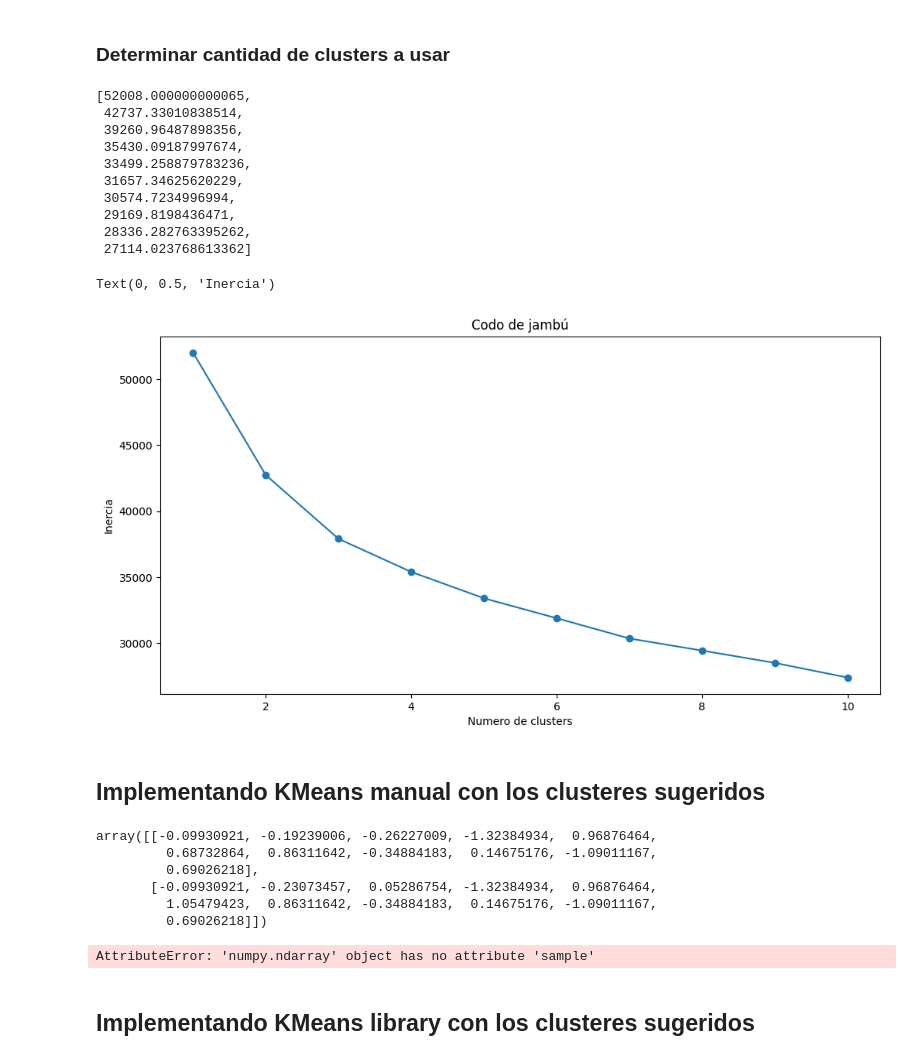
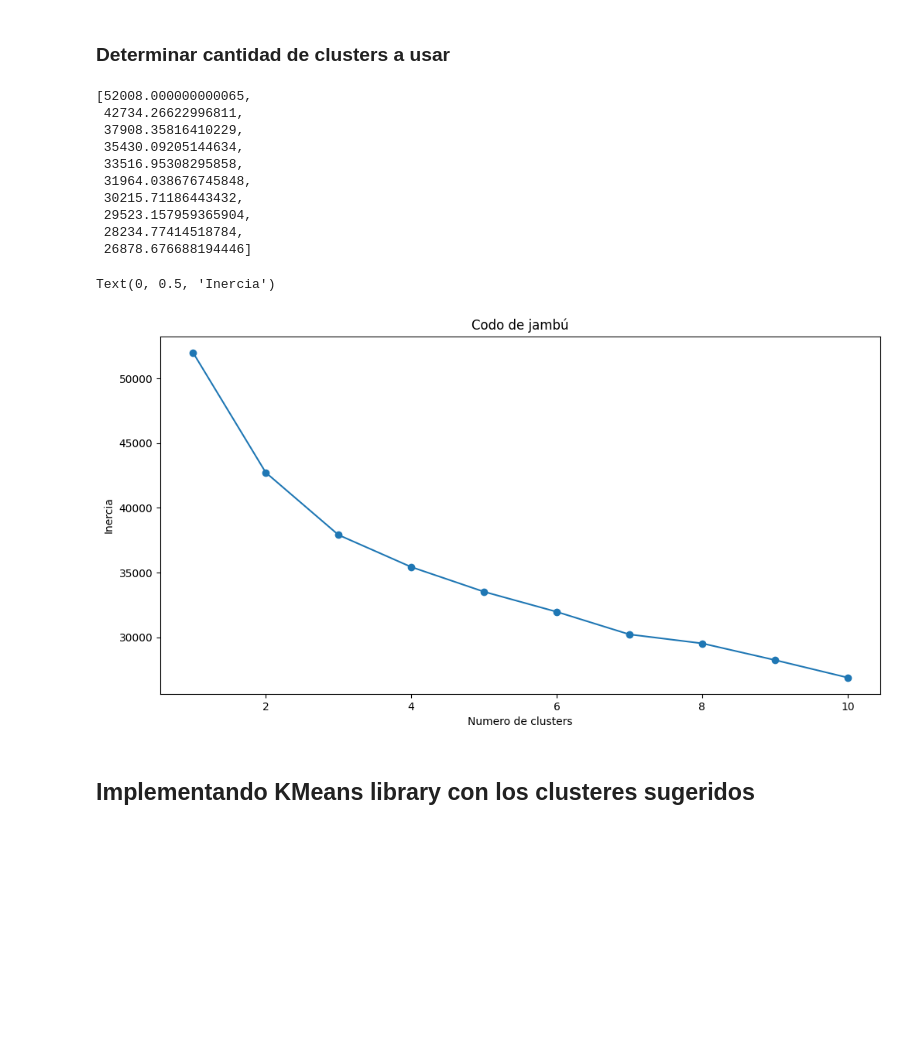
Before and after one commit to jleon253/house-rental-prediction, a Jupyter notebook: house_prediction_WKMC_ANN.ipynb, the cells around one changed output. Cells and saved outputs as stored; diff of their text form; code cells hidden in the pictures; blank space fills up the shorter version.

```diff
--- a/house_prediction_WKMC_ANN.ipynb
+++ b/house_prediction_WKMC_ANN.ipynb
@@ -189,7 +310,7 @@ pd.DataFrame(df_scaled)
 # Se ajustan multiples modelos de k-means para determinar el número optimo de clusters
 SSE = []
 for cluster in range(1,11):
-    kmeans = KMeans(n_clusters = cluster, init='k-means++', n_init='auto')
+    kmeans = KMeans(n_clusters = cluster, init='k-means++', n_init='auto', max_iter=300)
     # Computamos sobre los datos estandarizados
     kmeans.fit(df_scaled)
     # Calculamos la inercia sobre los datos estandarizados
@@ -198,25 +319,22 @@ for cluster in range(1,11):
 SSE
 # %% [output]
 [52008.000000000065,
- 42737.33010838514,
- 39260.96487898356,
- 35430.09187997674,
- 33499.258879783236,
- 31657.34625620229,
- 30574.7234996994,
- 29169.8198436471,
- 28336.282763395262,
- 27114.023768613362]
+ 42734.26622996811,
+ 37908.35816410229,
+ 35430.09205144634,
+ 33516.95308295858,
+ 31964.038676745848,
+ 30215.71186443432,
+ 29523.157959365904,
+ 28234.77414518784,
+ 26878.676688194446]
 # %%
 # Convertir los resultados en un dataframe para usar el metodo del "codo"
-frame = pd.DataFrame({'Cluster':range(1,11), 'SSE':SSE})
 plt.figure(figsize=(12,6))
-plt.plot(frame['Cluster'], frame['SSE'], marker='o')
+plt.plot(range(1,11), SSE, marker='o')
 plt.title('Codo de jambú')
 plt.xlabel('Numero de clusters')
-plt.ylabel('Inercia')
+plt.ylabel('Inercia') # Indicador de que tan similares son los individuos dentro de los clusters
 # %% [output]
 Text(0, 0.5, 'Inercia')
-[figure, old version]
+[figure, new version]
-# %% [markdown]
-## Implementando KMeans manual con los clusteres sugeridos
@@ -226,21 +340,0 @@ k = 4
-# %%
-df_scaled[[1,2]]
-# %% [output]
-array([[-0.09930921, -0.19239006, -0.26227009, -1.32384934,  0.96876464,
-         0.68732864,  0.86311642, -0.34884183,  0.14675176, -1.09011167,
-         0.69026218],
-       [-0.09930921, -0.23073457,  0.05286754, -1.32384934,  0.96876464,
-         1.05479423,  0.86311642, -0.34884183,  0.14675176, -1.09011167,
-         0.69026218]])
-# %%
-#Definiendo centroides
-X = df_numerical[['Rent', 'Size']]
-# X = df_scaled[[1,2]]
-Centroids = (X.sample(n=k))
-plt.scatter(X['Size'], X['Rent'], c='black')
-plt.scatter(Centroids['Size'], Centroids['Rent'], c='red')
-plt.xlabel('Size')
-plt.ylabel('Rent')
-plt.show()
-# %% [output]
-AttributeError: 'numpy.ndarray' object has no attribute 'sample'
```
Also changed, not shown: parts of 32 cells of this notebook.
